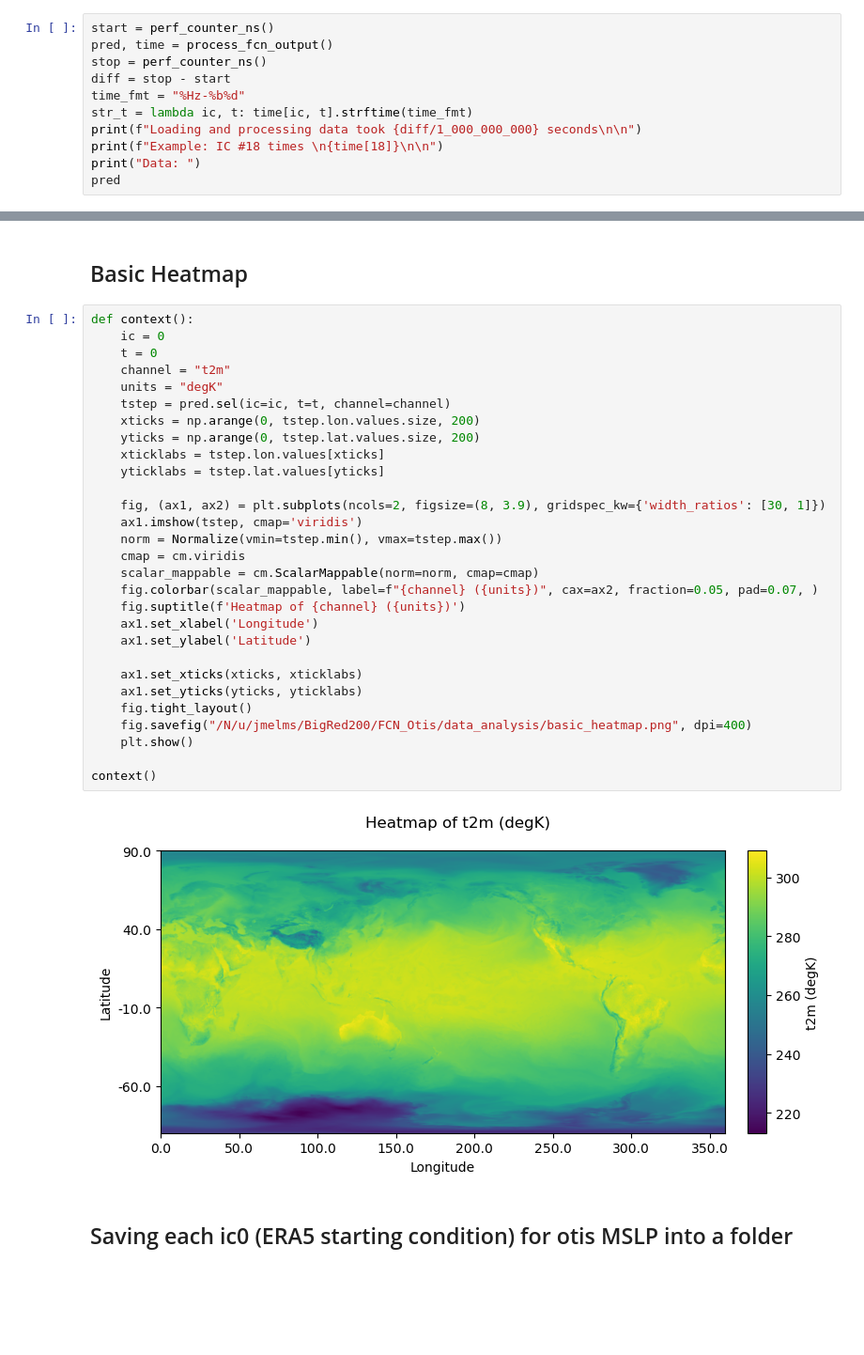
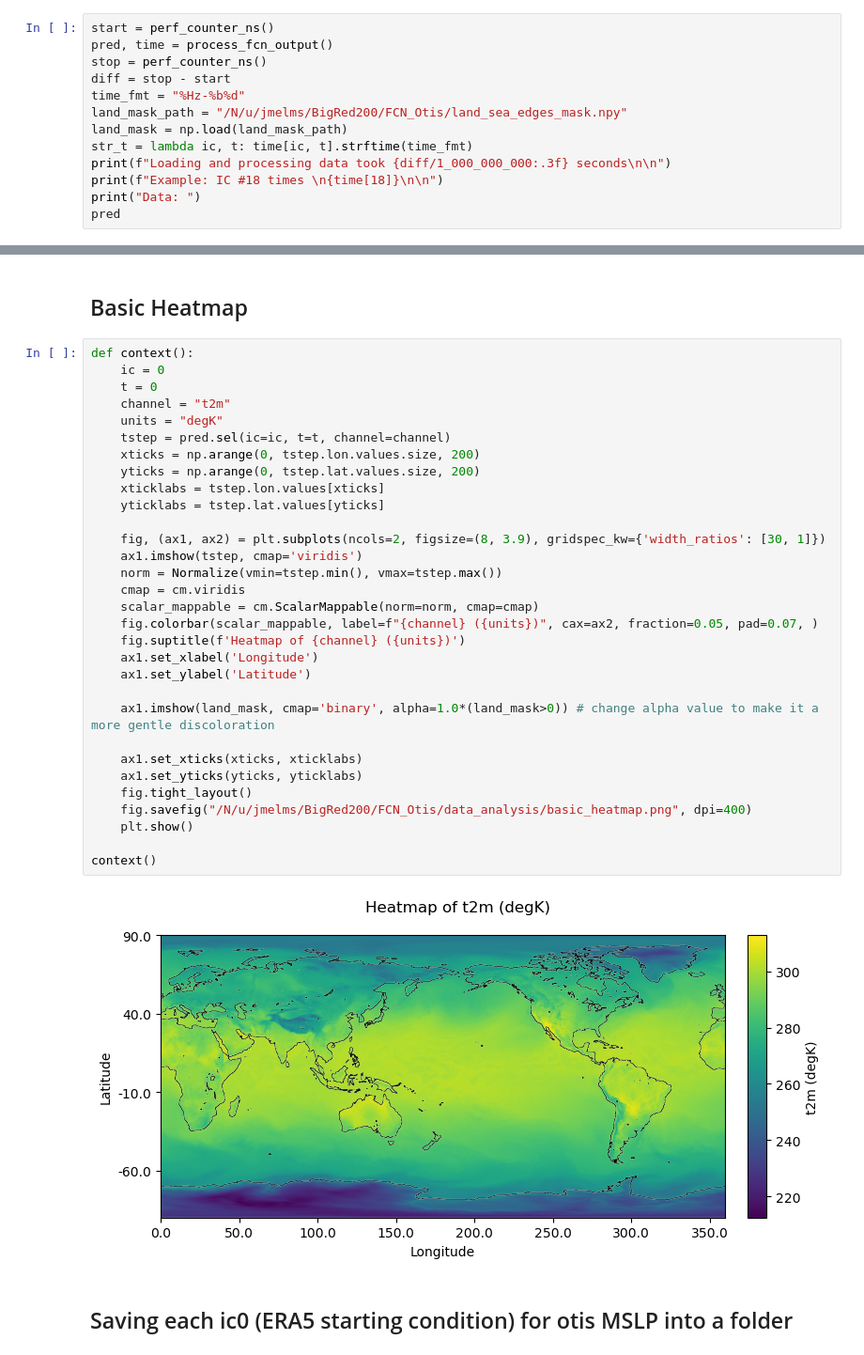
Before and after one commit to Joshua-Elms/otis_forecasting, a Jupyter notebook: data_analysis/main.ipynb, the cells around one changed output, grey strips where cells are left out. Shown: that part at 94% size. Saved outputs shown, nothing was run; the diff lists cells and outputs as text; blank space fills up the shorter version.

Commit message:
figured out land sea masking and finished processing full run

```diff
--- a/data_analysis/main.ipynb
+++ b/data_analysis/main.ipynb
@@ -25,8 +26,10 @@ pred, time = process_fcn_output()
 stop = perf_counter_ns()
 diff = stop - start
 time_fmt = "%Hz-%b%d"
+land_mask_path = "/N/u/jmelms/BigRed200/FCN_Otis/land_sea_edges_mask.npy"
+land_mask = np.load(land_mask_path)
 str_t = lambda ic, t: time[ic, t].strftime(time_fmt)
-print(f"Loading and processing data took {diff/1_000_000_000} seconds\n\n")
+print(f"Loading and processing data took {diff/1_000_000_000:.3f} seconds\n\n")
 print(f"Example: IC #18 times \n{time[18]}\n\n")
 print("Data: ")
 pred
@@ -66,34 +73,36 @@ Dimensions without coordinates: ic, t
 # %%
 def context():
     ic = 0
     t = 0
     channel = "t2m"
     units = "degK"
     tstep = pred.sel(ic=ic, t=t, channel=channel)
     xticks = np.arange(0, tstep.lon.values.size, 200)
     yticks = np.arange(0, tstep.lat.values.size, 200)
     xticklabs = tstep.lon.values[xticks]
     yticklabs = tstep.lat.values[yticks]
 
     fig, (ax1, ax2) = plt.subplots(ncols=2, figsize=(8, 3.9), gridspec_kw={'width_ratios': [30, 1]})
     ax1.imshow(tstep, cmap='viridis')
     norm = Normalize(vmin=tstep.min(), vmax=tstep.max())
     cmap = cm.viridis
     scalar_mappable = cm.ScalarMappable(norm=norm, cmap=cmap)
     fig.colorbar(scalar_mappable, label=f"{channel} ({units})", cax=ax2, fraction=0.05, pad=0.07, )
     fig.suptitle(f'Heatmap of {channel} ({units})')
     ax1.set_xlabel('Longitude')
     ax1.set_ylabel('Latitude')
 
+    ax1.imshow(land_mask, cmap='binary', alpha=1.0*(land_mask>0)) # change alpha value to make it a more gentle discoloration
+
     ax1.set_xticks(xticks, xticklabs)
     ax1.set_yticks(yticks, yticklabs)
     fig.tight_layout()
     fig.savefig("/N/u/jmelms/BigRed200/FCN_Otis/data_analysis/basic_heatmap.png", dpi=400)
     plt.show()
 
 context()
 # %% [output]
-[figure, old version]
+[figure, new version]
 # %% [markdown]
 ## Saving each ic0 (ERA5 starting condition) for otis MSLP into a folder
 # %%
```
Also changed, not shown: parts of 4 cells of this notebook, 7 other files.
